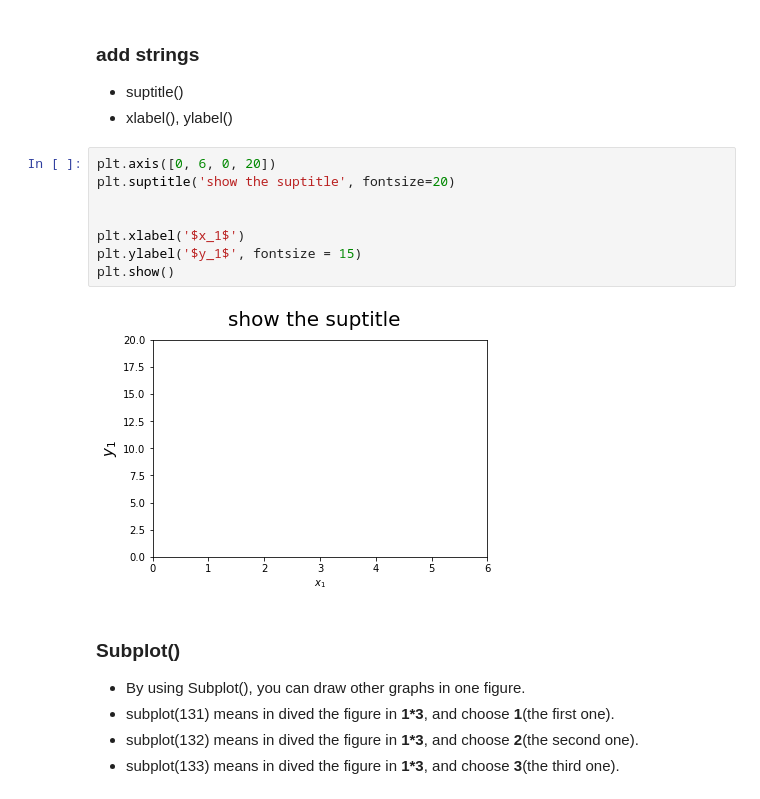
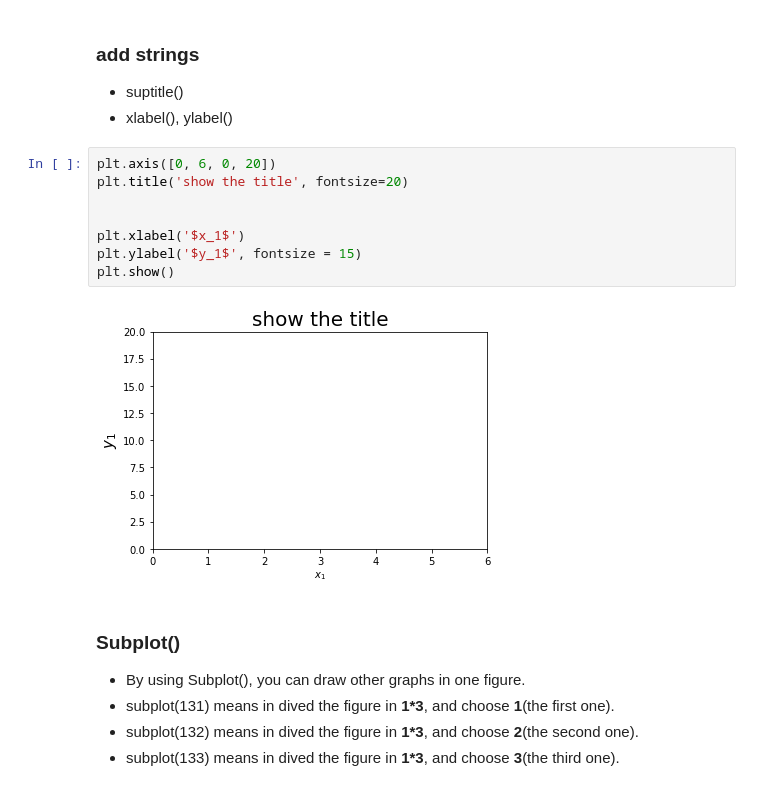
Before and after one commit to enjoy-365/AI_Programming_2022, a Jupyter notebook: week2/2.1) matplotlib.pyplot.ipynb, the cells around one changed output. Drawn from its saved outputs; the diff is of its cells as text.

```diff
--- a/week2/2.1) matplotlib.pyplot.ipynb
+++ b/week2/2.1) matplotlib.pyplot.ipynb
@@ -96,14 +95,14 @@ plt.show()
 + xlabel(), ylabel()
 # %%
 plt.axis([0, 6, 0, 20])
-plt.suptitle('show the suptitle', fontsize=20)
+plt.title('show the title', fontsize=20)
 
 
 plt.xlabel('$x_1$')
 plt.ylabel('$y_1$', fontsize = 15)
 plt.show()
 # %% [output]
-[figure, old version]
+[figure, new version]
 # %% [markdown]
 ### Subplot()
 + By using Subplot(), you can draw other graphs in one figure.
```
Also changed, not shown: parts of 2 cells of this notebook.
